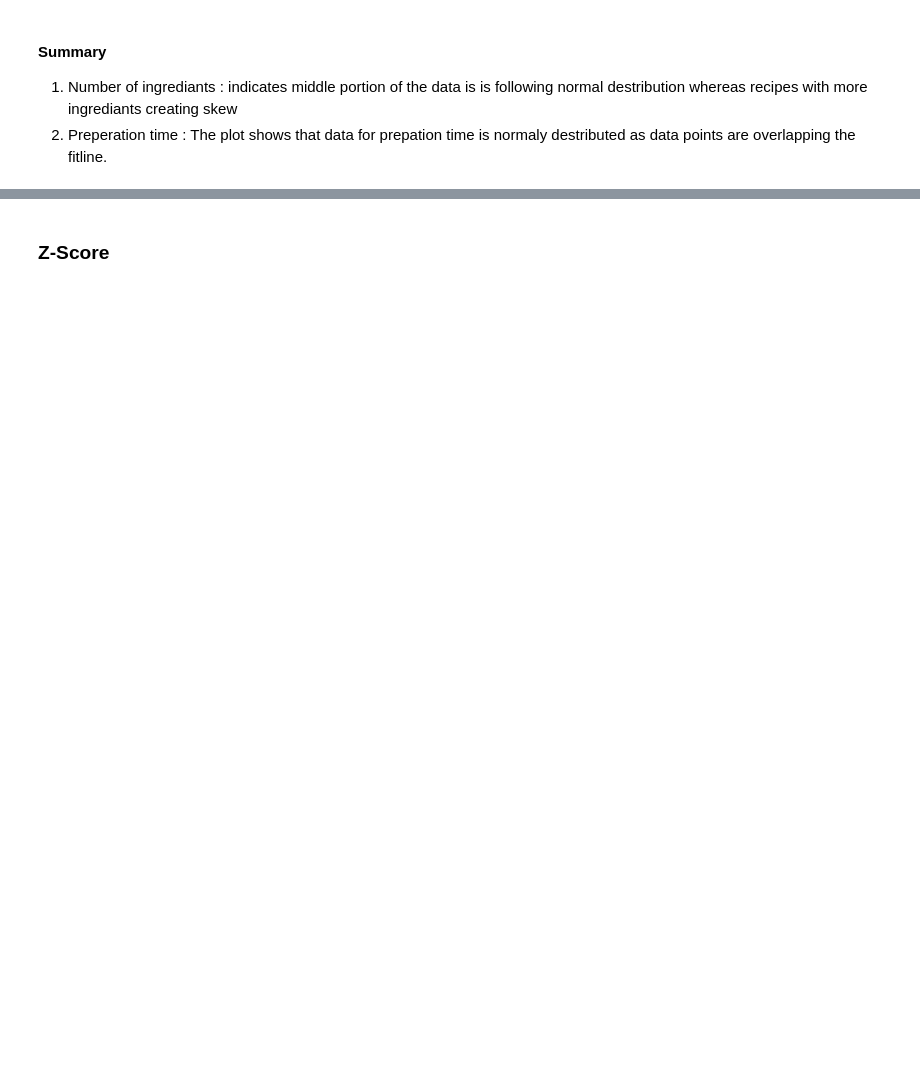
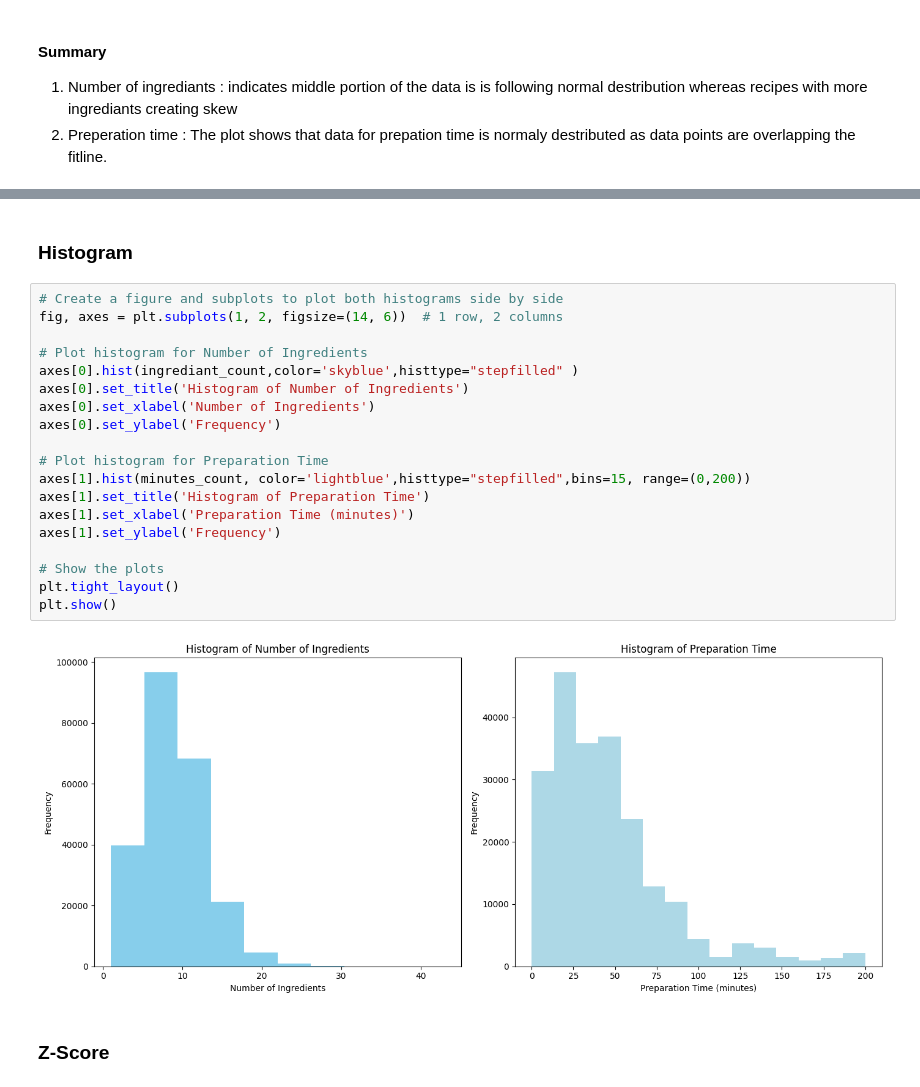
Before and after one commit to khushbunlad/PROG8431, a Jupyter notebook: Workshop2.ipynb, the cells around one changed output, grey strips where cells are left out. Cells and saved outputs as stored; diff of their text form; blank space fills up the shorter version.

```diff
--- a/Workshop2.ipynb
+++ b/Workshop2.ipynb
@@ -150,3 +182,26 @@ create_qq_plot(minutes_count, 'Preparation Time',"red",1,"yellow",5)
+# %% [markdown]
+### Histogram
+# %%
+# Create a figure and subplots to plot both histograms side by side
+fig, axes = plt.subplots(1, 2, figsize=(14, 6))  # 1 row, 2 columns
+
+# Plot histogram for Number of Ingredients
+axes[0].hist(ingrediant_count,color='skyblue',histtype="stepfilled" )
+axes[0].set_title('Histogram of Number of Ingredients')
+axes[0].set_xlabel('Number of Ingredients')
+axes[0].set_ylabel('Frequency')
+
+# Plot histogram for Preparation Time
+axes[1].hist(minutes_count, color='lightblue',histtype="stepfilled",bins=15, range=(0,200))
+axes[1].set_title('Histogram of Preparation Time')
+axes[1].set_xlabel('Preparation Time (minutes)')
+axes[1].set_ylabel('Frequency')
+
+# Show the plots
+plt.tight_layout()
+plt.show()
+# %% [output]
+[figure, added]
 # %% [markdown]
 ### Z-Score
 # %%
```
Also changed, not shown: parts of 6 cells of this notebook.
